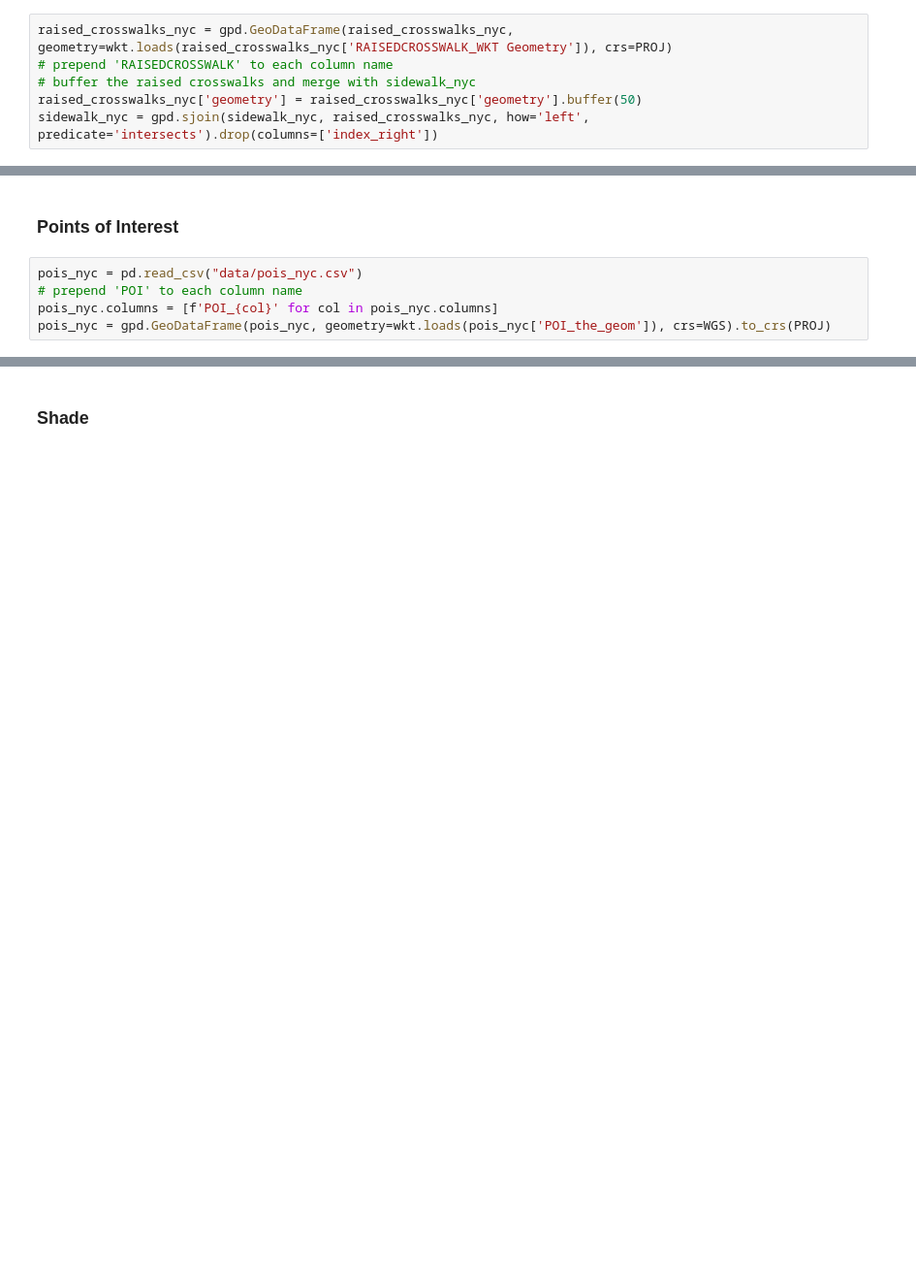
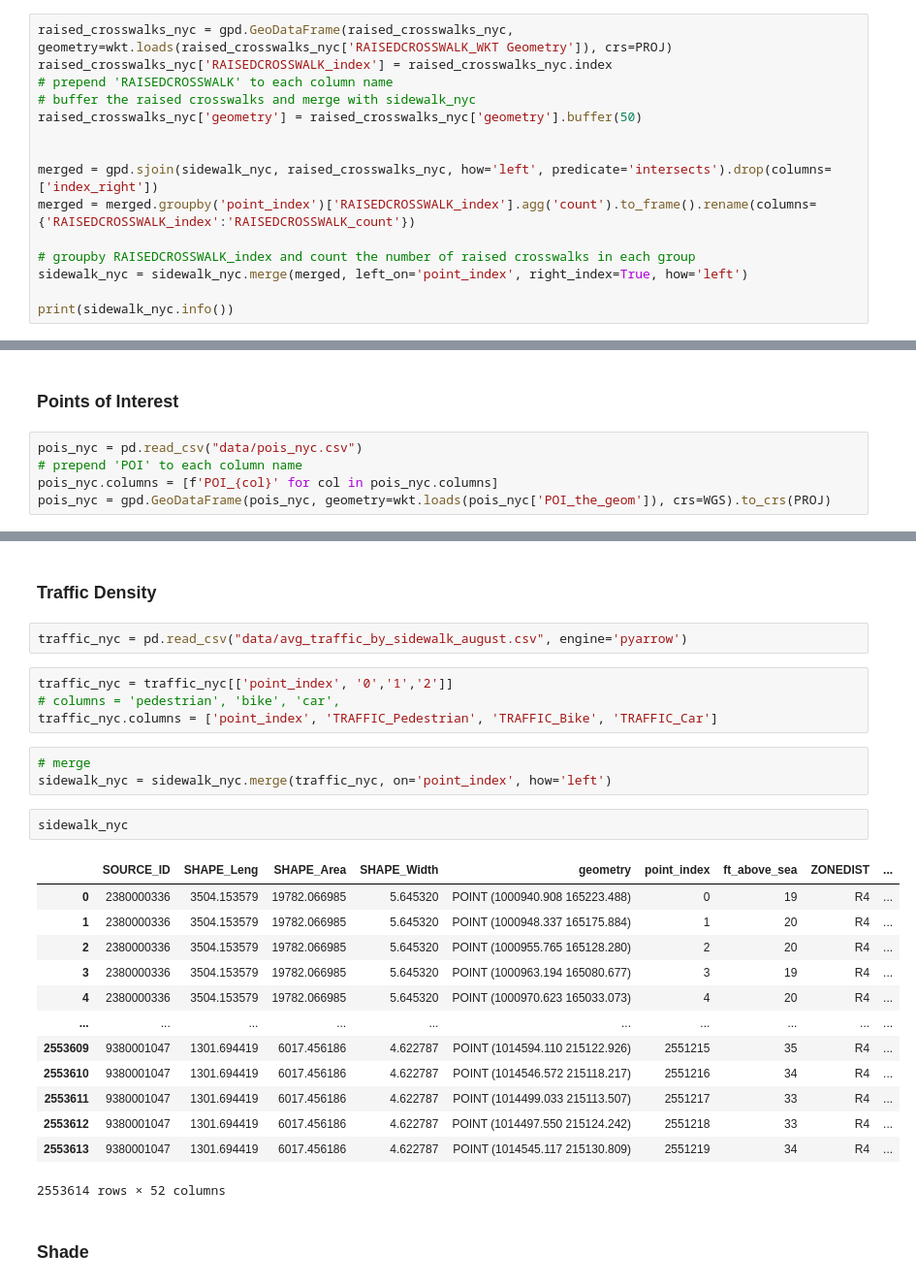
Before and after one commit to FAR-Lab/robotability-nyc, a Jupyter notebook: dataset.ipynb, the cells around one changed output, grey strips where cells are left out. Shown at 97% size. Saved outputs shown, nothing was run; the diff lists cells and outputs as text; blank space fills up the shorter version.

```diff
--- a/dataset.ipynb
+++ b/dataset.ipynb
@@ -426,7 +508,16 @@ raised_crosswalks_nyc = pd.read_csv("data/raised_crosswalks_nyc.csv")
 raised_crosswalks_nyc.columns = [f'RAISEDCROSSWALK_{col}' for col in raised_crosswalks_nyc.columns]
 # %%
 raised_crosswalks_nyc = gpd.GeoDataFrame(raised_crosswalks_nyc, geometry=wkt.loads(raised_crosswalks_nyc['RAISEDCROSSWALK_WKT Geometry']), crs=PROJ)
+raised_crosswalks_nyc['RAISEDCROSSWALK_index'] = raised_crosswalks_nyc.index
 # prepend 'RAISEDCROSSWALK' to each column name
 # buffer the raised crosswalks and merge with sidewalk_nyc
 raised_crosswalks_nyc['geometry'] = raised_crosswalks_nyc['geometry'].buffer(50)
-sidewalk_nyc = gpd.sjoin(sidewalk_nyc, raised_crosswalks_nyc, how='left', predicate='intersects').drop(columns=['index_right'])
+
+
+merged = gpd.sjoin(sidewalk_nyc, raised_crosswalks_nyc, how='left', predicate='intersects').drop(columns=['index_right'])
+merged = merged.groupby('point_index')['RAISEDCROSSWALK_index'].agg('count').to_frame().rename(columns={'RAISEDCROSSWALK_index':'RAISEDCROSSWALK_count'})
+
+# groupby RAISEDCROSSWALK_index and count the number of raised crosswalks in each group
+sidewalk_nyc = sidewalk_nyc.merge(merged, left_on='point_index', right_index=True, how='left')
+
+print(sidewalk_nyc.info())
@@ -484,3 +628,30 @@ sidewalk_nyc = gpd.sjoin(sidewalk_nyc, pois_nyc, how='left', predicate='intersec
+# %% [markdown]
+### Traffic Density
+# %%
+traffic_nyc = pd.read_csv("data/avg_traffic_by_sidewalk_august.csv", engine='pyarrow')
+# %%
+traffic_nyc = traffic_nyc[['point_index', '0','1','2']]
+# columns = 'pedestrian', 'bike', 'car',
+traffic_nyc.columns = ['point_index', 'TRAFFIC_Pedestrian', 'TRAFFIC_Bike', 'TRAFFIC_Car']
+# %%
+# merge
+sidewalk_nyc = sidewalk_nyc.merge(traffic_nyc, on='point_index', how='left')
+# %%
+sidewalk_nyc
+# %% [output]
+|  | SOURCE_ID | SHAPE_Leng | SHAPE_Area | SHAPE_Width | geometry | point_index | ft_above_sea | ZONEDIST | ... |
+| 0 | 2380000336 | 3504.153579 | 19782.066985 | 5.645320 | POINT (1000940.908 165223.488) | 0 | 19 | R4 | ... |
+| 1 | 2380000336 | 3504.153579 | 19782.066985 | 5.645320 | POINT (1000948.337 165175.884) | 1 | 20 | R4 | ... |
+| 2 | 2380000336 | 3504.153579 | 19782.066985 | 5.645320 | POINT (1000955.765 165128.280) | 2 | 20 | R4 | ... |
+| 3 | 2380000336 | 3504.153579 | 19782.066985 | 5.645320 | POINT (1000963.194 165080.677) | 3 | 19 | R4 | ... |
+| 4 | 2380000336 | 3504.153579 | 19782.066985 | 5.645320 | POINT (1000970.623 165033.073) | 4 | 20 | R4 | ... |
+| ... | ... | ... | ... | ... | ... | ... | ... | ... | ... |
+| 2553609 | 9380001047 | 1301.694419 | 6017.456186 | 4.622787 | POINT (1014594.110 215122.926) | 2551215 | 35 | R4 | ... |
+| 2553610 | 9380001047 | 1301.694419 | 6017.456186 | 4.622787 | POINT (1014546.572 215118.217) | 2551216 | 34 | R4 | ... |
+| 2553611 | 9380001047 | 1301.694419 | 6017.456186 | 4.622787 | POINT (1014499.033 215113.507) | 2551217 | 33 | R4 | ... |
+| 2553612 | 9380001047 | 1301.694419 | 6017.456186 | 4.622787 | POINT (1014497.550 215124.242) | 2551218 | 33 | R4 | ... |
+| 2553613 | 9380001047 | 1301.694419 | 6017.456186 | 4.622787 | POINT (1014545.117 215130.809) | 2551219 | 34 | R4 | ... |
+2553614 rows × 52 columns
 # %% [markdown]
 ### Shade
 # %%
```
Also changed, not shown: parts of 19 cells of this notebook.
